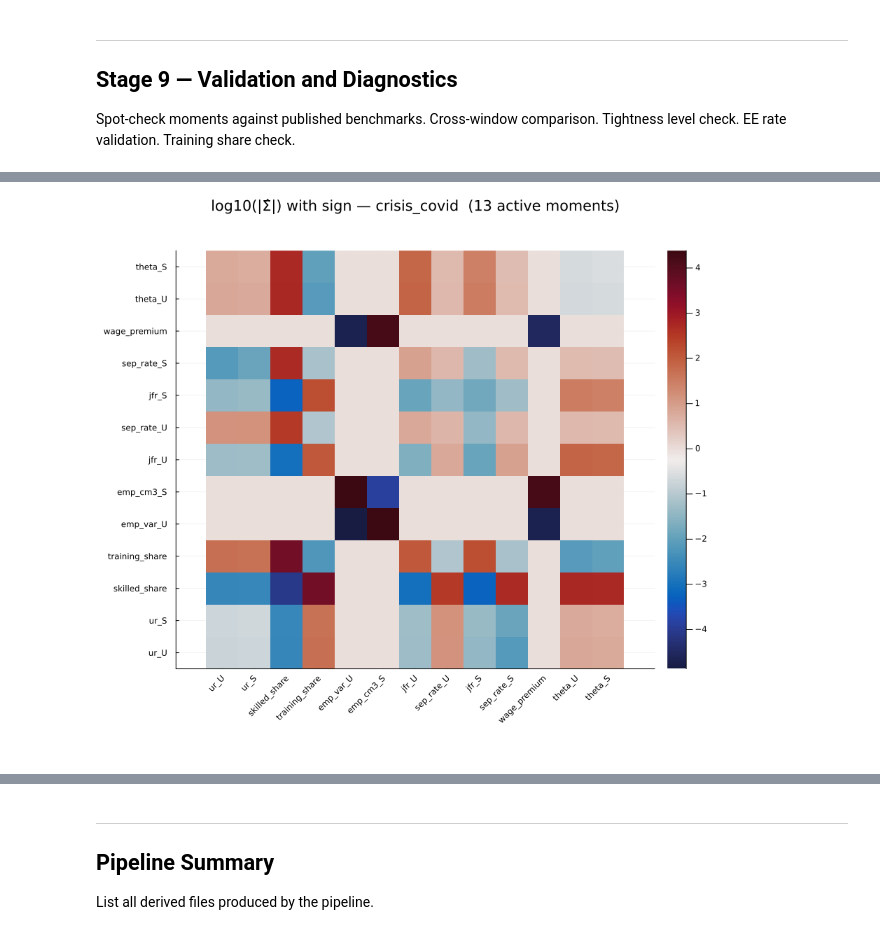
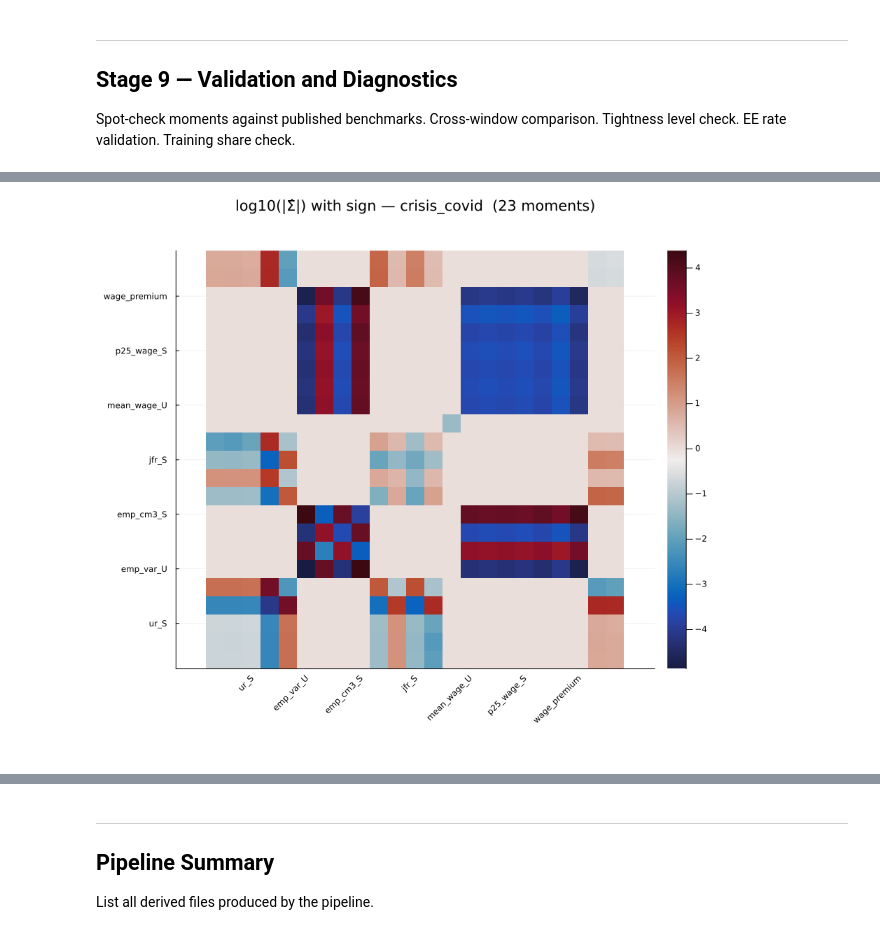
Before and after one commit to RamziChariag/DMP_labour_market_choice, a Jupyter notebook: code/notebooks/data_pipeline_v6.ipynb, the cells around one changed output, grey strips where cells are left out. Cells and saved outputs as stored; diff of their text form; code cells hidden in the pictures.

Commit message:
finally fixed stale weight matrix issue for good

```diff
--- a/code/notebooks/data_pipeline_v6.ipynb
+++ b/code/notebooks/data_pipeline_v6.ipynb
@@ -2390,14 +2230,11 @@ all_sigma, all_W = compute_influence_functions_and_sigma_full()
 # %%
-# ── Correlation matrix heatmap — use this to choose SKIP_MOMENTS ─────────────
-# High |corr| between two moments = collinearity in Σ = ill-conditioned W.
-# Pick ONE of each highly-correlated pair to skip, then re-run Stage 8.
+# ── Correlation matrix heatmap ───────────────────────────────────────────────
 using Plots, StatsPlots
 
 wname_plot = :base_fc   # change to any window
 Sigma_plot = all_sigma[wname_plot]
-names_plot = string.(ACTIVE_MOMENTS)   # uses whatever is currently active
+names_plot = string.(MOMENT_NAMES)
 
-# Compute correlation matrix from Σ
 d     = sqrt.(abs.(diag(Sigma_plot)))
 D_inv = Diagonal(1.0 ./ max.(d, 1e-14))
 Corr  = D_inv * Sigma_plot * D_inv
@@ -2409,13 +2246,12 @@ p1 = heatmap(
     color        = :RdBu,
     clims        = (-1, 1),
     colorbar     = true,
-    title        = "Correlation matrix — $(wname_plot)  ($(length(names_plot)) active moments)",
+    title        = "Correlation matrix — $(wname_plot)  ($(length(names_plot)) moments)",
     xrotation    = 45,
     size         = (900, 800),
 )
 display(p1)
 
-# ── Print the top correlated pairs so you can decide what to skip ────────────
 K_p = length(names_plot)
 pairs_corr = [(abs(Corr[i,j]), names_plot[i], names_plot[j])
               for i in 1:K_p for j in i+1:K_p]
@@ -2428,9 +2264,5 @@ for (r, a, b) in pairs_corr[1:min(15, end)]
     @printf("  %-20s  %-20s  %.4f\n", a, b, r)
 end
 
-# ── Condition number of current active Σ ─────────────────────────────────────
 @printf("\nCondition number κ(Σ) for %s: %.2e\n", wname_plot, cond(Sigma_plot))
-@printf("Active moments: %d  |  Skipped: %s\n",
-        length(ACTIVE_MOMENTS),
-        isempty(SKIP_MOMENTS) ? "none" : join(string.(SKIP_MOMENTS), ", "))
 # %% [output]
@@ -2618,27 +2440,26 @@ END VALIDATION REPORT
 # %%
 using DataFrames, CSV, LinearAlgebra
 using Plots
 using StatsPlots
 
-wname = first(keys(all_sigma))   # or pick a specific window symbol
+wname = first(keys(all_sigma))
 Sigma = all_sigma[wname]
-eps0 = 1e-20
+eps0  = 1e-20
 Sigma_log = sign.(Sigma) .* log10.(abs.(Sigma) .+ eps0)
 
-# Axis labels use ACTIVE_MOMENTS so they match the subsetted Sigma
 p = heatmap(
-    string.(ACTIVE_MOMENTS), string.(ACTIVE_MOMENTS), Sigma_log;
+    string.(MOMENT_NAMES), string.(MOMENT_NAMES), Sigma_log;
     aspect_ratio = 1,
     cmap         = :balance,
     colorbar     = true,
-    title        = "log10(|Σ̂|) with sign — $(wname)  ($(length(ACTIVE_MOMENTS)) active moments)",
+    title        = "log10(|Σ̂|) with sign — $(wname)  ($(length(MOMENT_NAMES)) moments)",
     xrotation    = 45,
     yrotation    = 0,
     size         = (900, 800)
 )
 display(p)
 # %% [output]
-[figure, old version]
+[figure, new version]
 # %%
 using DataFrames, Statistics
 
```
Also changed, not shown: parts of 22 cells of this notebook, 6 other files.
